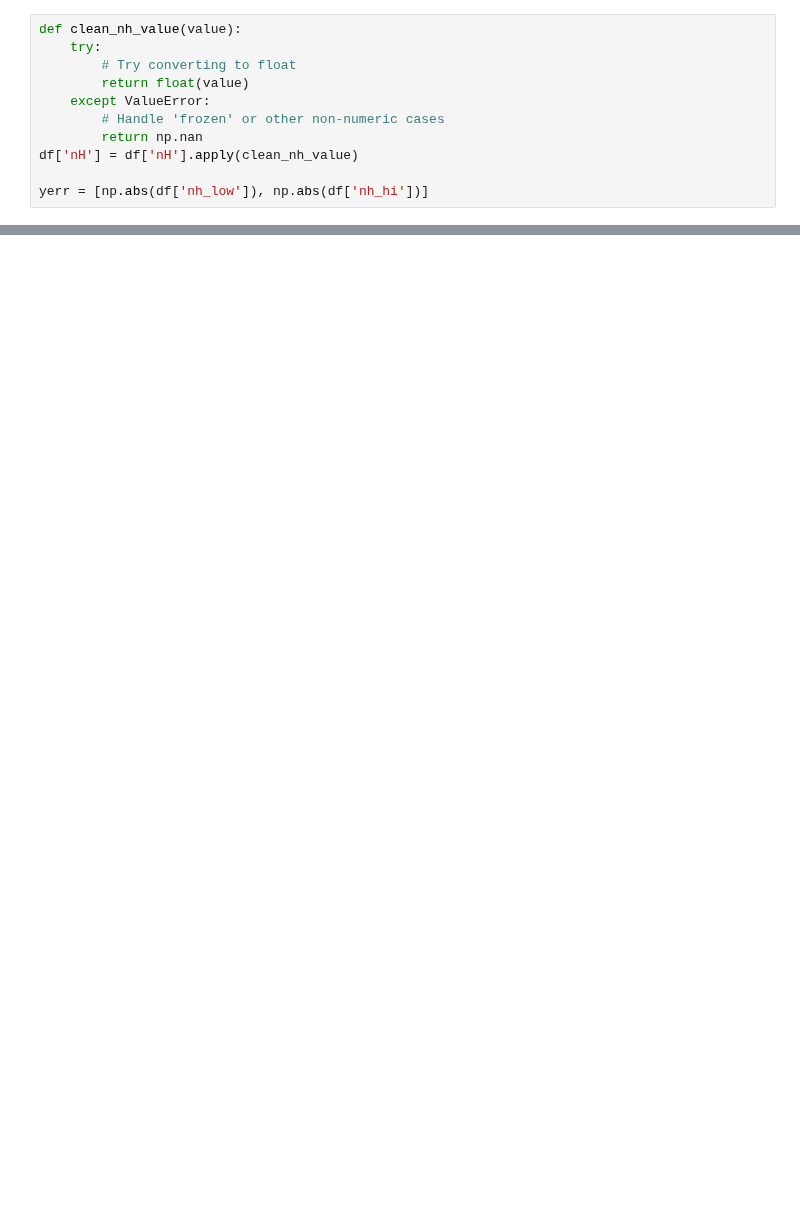
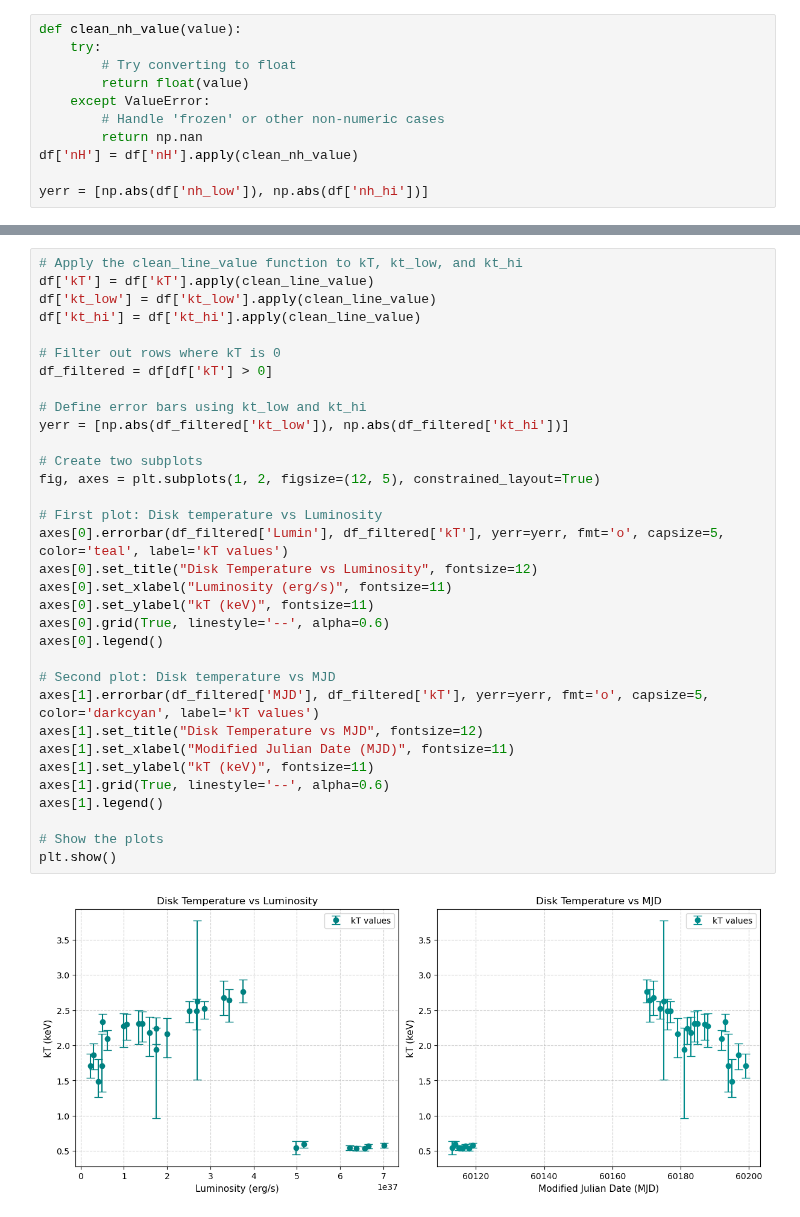
Before and after one commit to supremeKAI40/ULXP_thesis_analysis, a Jupyter notebook: nicer/nb_report_spectrum.ipynb, the cells around one changed output, grey strips where cells are left out. Drawn from its saved outputs; the diff is of its cells as text; blank space fills up the shorter version.

```diff
--- a/nicer/nb_report_spectrum.ipynb
+++ b/nicer/nb_report_spectrum.ipynb
@@ -77,3 +151,38 @@ Text(0, 0.5, 'keV')
+# %%
+# Apply the clean_line_value function to kT, kt_low, and kt_hi
+df['kT'] = df['kT'].apply(clean_line_value)
+df['kt_low'] = df['kt_low'].apply(clean_line_value)
+df['kt_hi'] = df['kt_hi'].apply(clean_line_value)
+
+# Filter out rows where kT is 0
+df_filtered = df[df['kT'] > 0]
+
+# Define error bars using kt_low and kt_hi
+yerr = [np.abs(df_filtered['kt_low']), np.abs(df_filtered['kt_hi'])]
+
+# Create two subplots
+fig, axes = plt.subplots(1, 2, figsize=(12, 5), constrained_layout=True)
+
+# First plot: Disk temperature vs Luminosity
+axes[0].errorbar(df_filtered['Lumin'], df_filtered['kT'], yerr=yerr, fmt='o', capsize=5, color='teal', label='kT values')
+axes[0].set_title("Disk Temperature vs Luminosity", fontsize=12)
+axes[0].set_xlabel("Luminosity (erg/s)", fontsize=11)
+axes[0].set_ylabel("kT (keV)", fontsize=11)
+axes[0].grid(True, linestyle='--', alpha=0.6)
+axes[0].legend()
+
+# Second plot: Disk temperature vs MJD
+axes[1].errorbar(df_filtered['MJD'], df_filtered['kT'], yerr=yerr, fmt='o', capsize=5, color='darkcyan', label='kT values')
+axes[1].set_title("Disk Temperature vs MJD", fontsize=12)
+axes[1].set_xlabel("Modified Julian Date (MJD)", fontsize=11)
+axes[1].set_ylabel("kT (keV)", fontsize=11)
+axes[1].grid(True, linestyle='--', alpha=0.6)
+axes[1].legend()
+
+# Show the plots
+plt.show()
+# %% [output]
+[figure, added]
 # %%
 df.columns
 # %% [output]
```
Also changed, not shown: parts of 18 cells of this notebook, 1 other file.
